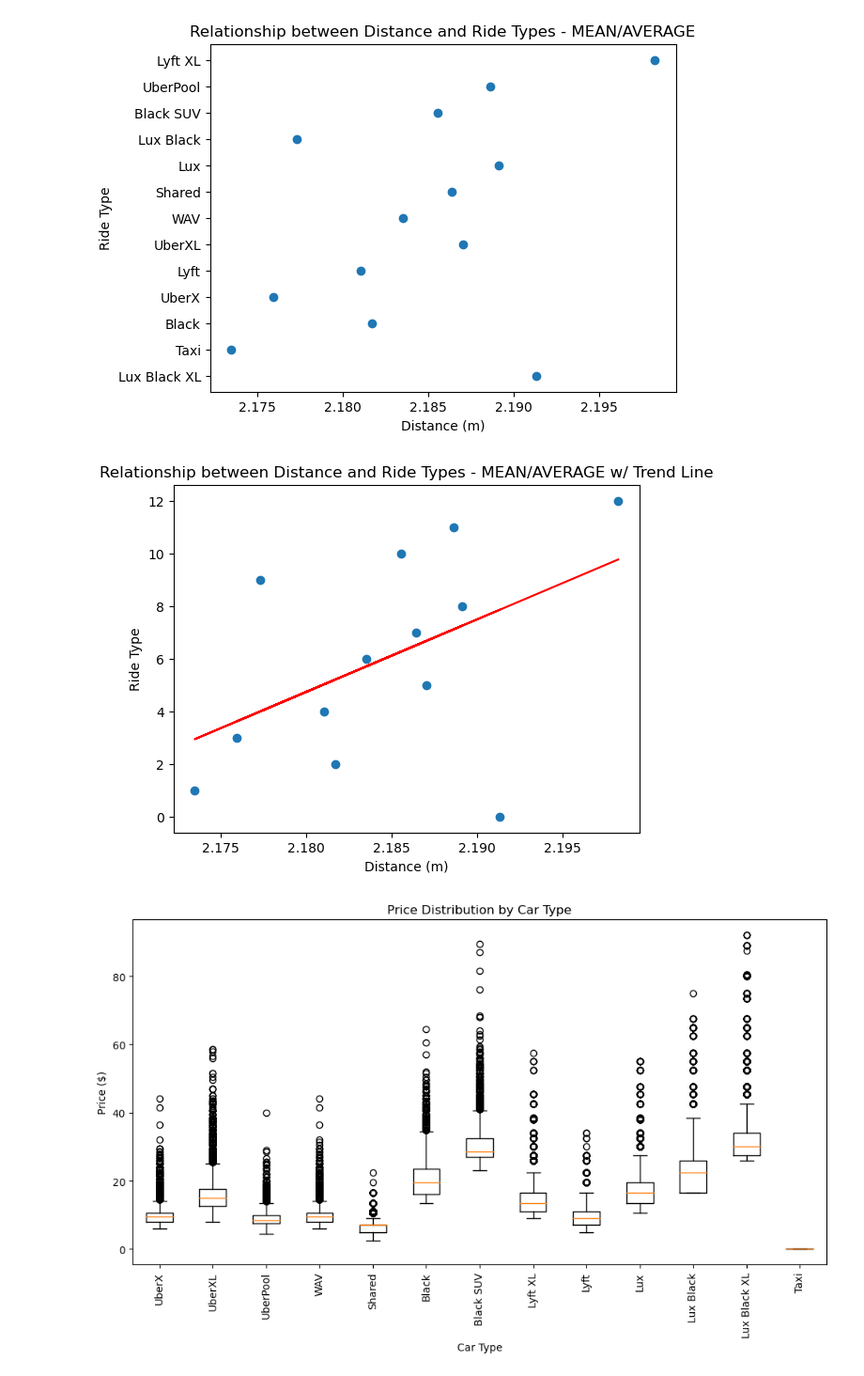
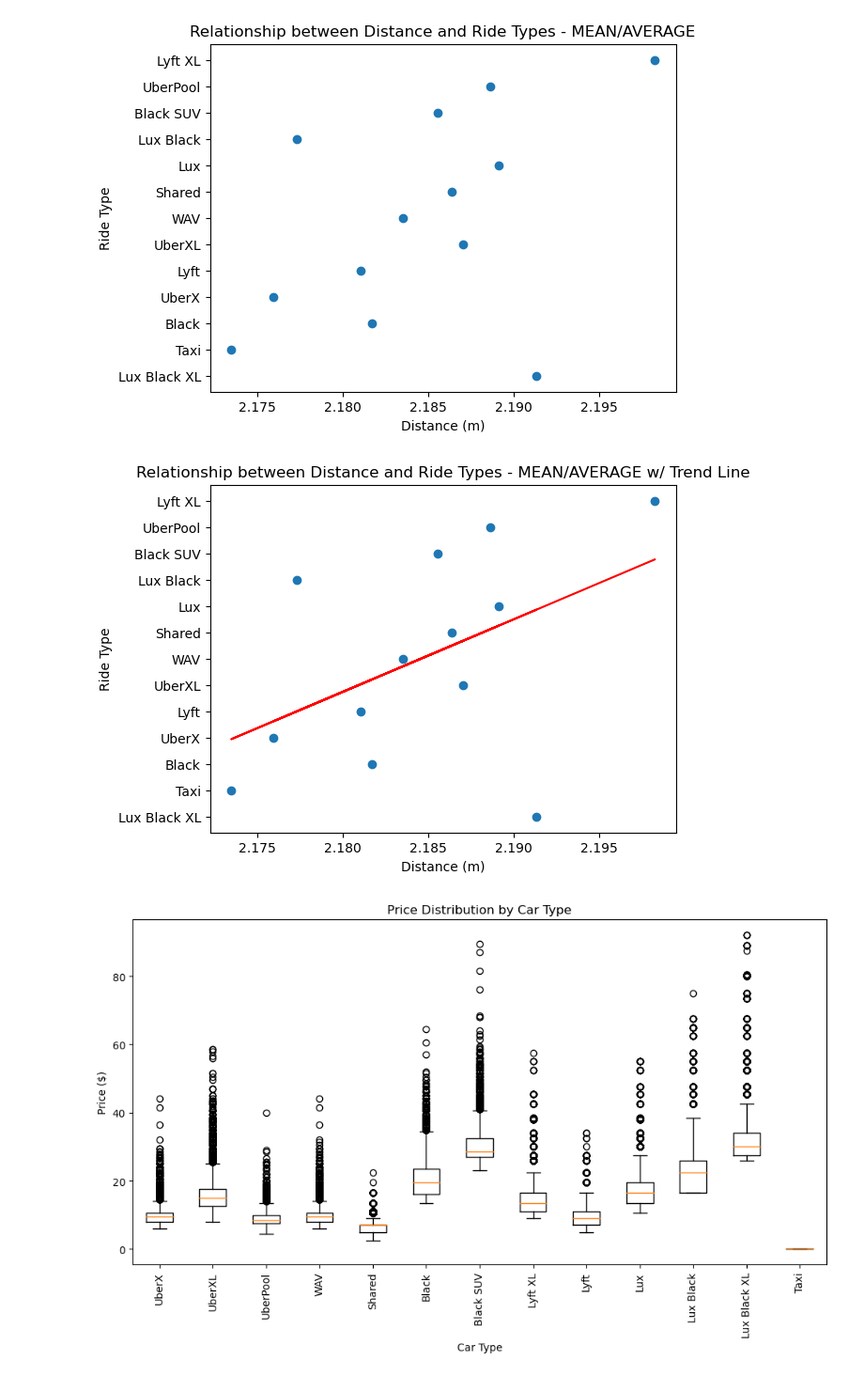
Before and after one commit to marnaji/Project-1, a Jupyter notebook: main.ipynb, the cells around one changed output. Shown at 94% size. Drawn from its saved outputs; the diff is of its cells as text; code cells hidden in the pictures.

```diff
--- a/main.ipynb
+++ b/main.ipynb
@@ -334,26 +334,29 @@ plt.show()
 # %%
 # MIKE
 # Calculate the mean distance for each ride type
 ride_types = final_df["Ride_Type"].unique()
 mean_distances = final_df.groupby("Ride_Type")["Distance(m)"].mean()
 
 # Convert ride_types to numerical values
 ride_type_values = np.arange(len(ride_types))
 
 # Plot the scatter plot
 plt.scatter(mean_distances, ride_type_values)
 plt.xlabel("Distance (m)")
 plt.ylabel("Ride Type")
 plt.title("Relationship between Distance and Ride Types - MEAN/AVERAGE w/ Trend Line")
 
+# Set the y-axis tick labels to be the car type labels
+plt.yticks(ride_type_values, ride_types)
+
 # Add a trend line
 slope, intercept = np.polyfit(mean_distances, ride_type_values, 1)
 trend_line = slope * mean_distances + intercept
 plt.plot(mean_distances, trend_line, color='r')
 
 plt.show()
 # %% [output]
-[figure, old version]
+[figure, new version]
 # %%
 # MIKE - Price Distribution by Car Type, BOX & WHISKER
 # Step 1: Reference each unique car type
```
Also changed, not shown: parts of 1 cell of this notebook.
